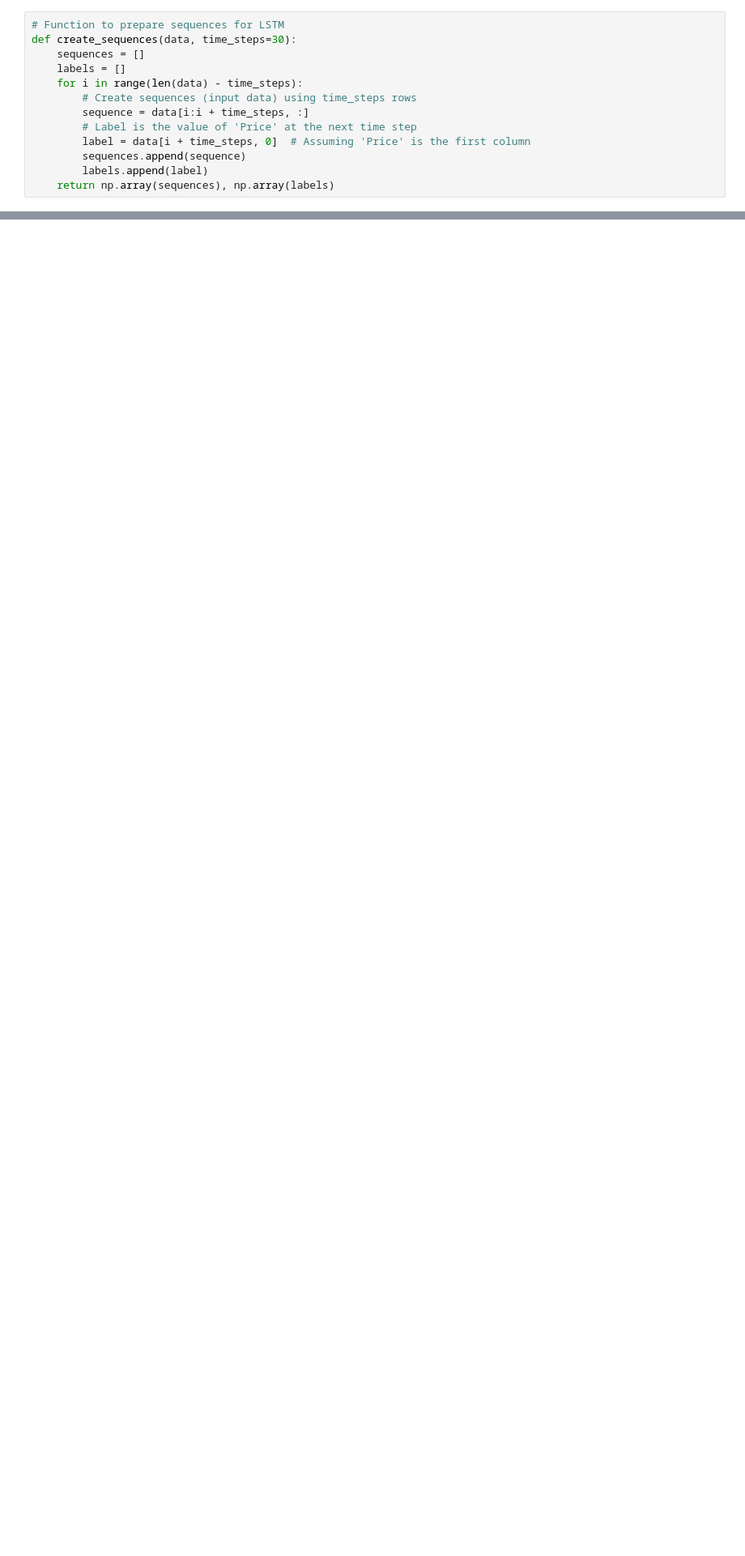
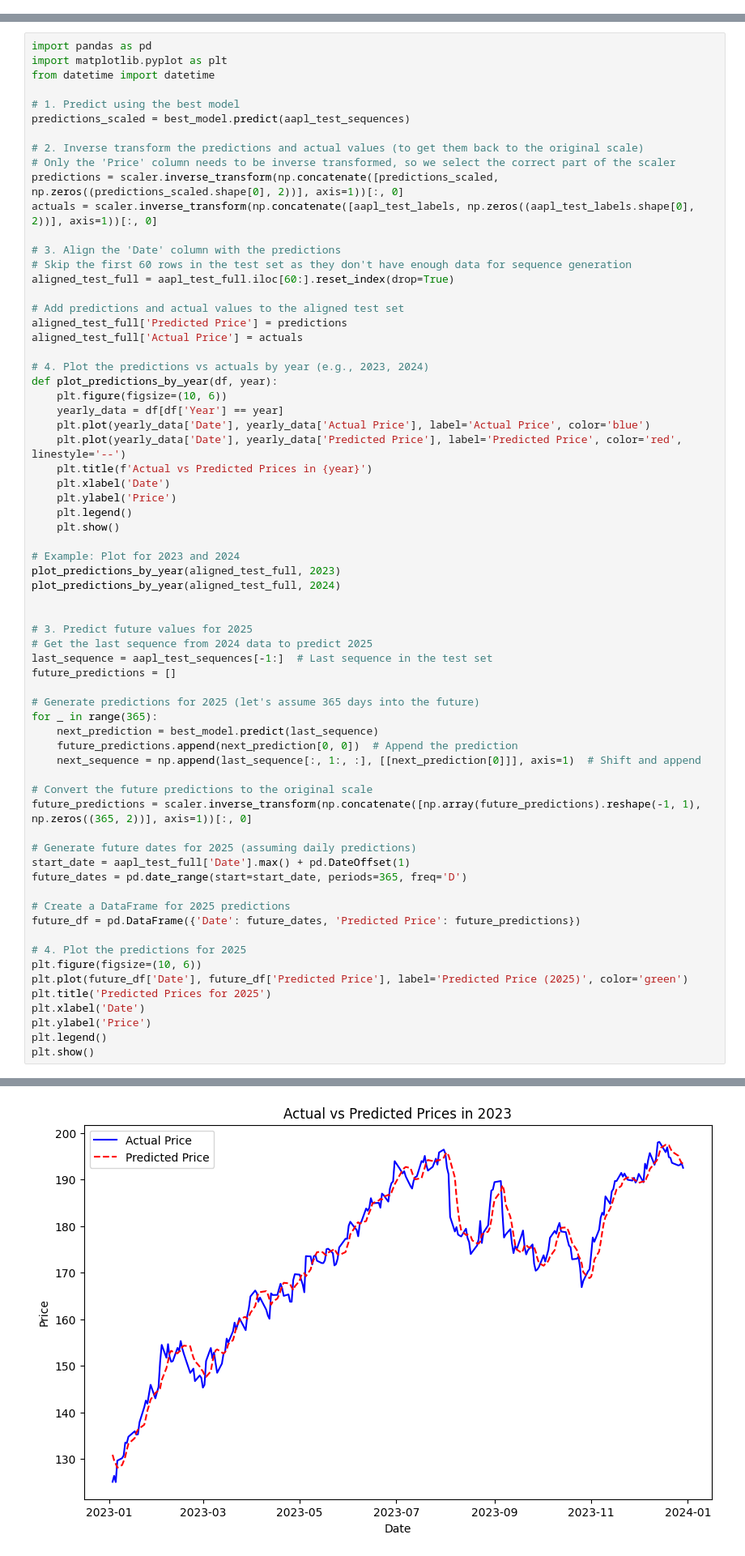
Before and after one commit to anyud/final, a Jupyter notebook: Data_stock/LSTM_new.ipynb, the cells around one changed output, grey strips where cells are left out. Shown at 81% size. Saved outputs shown, nothing was run; the diff lists cells and outputs as text; blank space fills up the shorter version.

```diff
--- a/Data_stock/LSTM_new.ipynb
+++ b/Data_stock/LSTM_new.ipynb
@@ -70,13 +68,0 @@ GOOGL train data points: (1952, 3)
-# %%
-# Function to prepare sequences for LSTM
-def create_sequences(data, time_steps=30):
-    sequences = []
-    labels = []
-    for i in range(len(data) - time_steps):
-        # Create sequences (input data) using time_steps rows
-        sequence = data[i:i + time_steps, :]
-        # Label is the value of 'Price' at the next time step
-        label = data[i + time_steps, 0]  # Assuming 'Price' is the first column
-        sequences.append(sequence)
-        labels.append(label)
-    return np.array(sequences), np.array(labels)
@@ -143,0 +386,68 @@ Training complete for GOOGL
+# %%
+import pandas as pd
+import matplotlib.pyplot as plt
+from datetime import datetime
+
+# 1. Predict using the best model
+predictions_scaled = best_model.predict(aapl_test_sequences)
+
+# 2. Inverse transform the predictions and actual values (to get them back to the original scale)
+# Only the 'Price' column needs to be inverse transformed, so we select the correct part of the scaler
+predictions = scaler.inverse_transform(np.concatenate([predictions_scaled, np.zeros((predictions_scaled.shape[0], 2))], axis=1))[:, 0]
+actuals = scaler.inverse_transform(np.concatenate([aapl_test_labels, np.zeros((aapl_test_labels.shape[0], 2))], axis=1))[:, 0]
+
+# 3. Align the 'Date' column with the predictions
+# Skip the first 60 rows in the test set as they don't have enough data for sequence generation
+aligned_test_full = aapl_test_full.iloc[60:].reset_index(drop=True)
+
+# Add predictions and actual values to the aligned test set
+aligned_test_full['Predicted Price'] = predictions
+aligned_test_full['Actual Price'] = actuals
+
+# 4. Plot the predictions vs actuals by year (e.g., 2023, 2024)
+def plot_predictions_by_year(df, year):
+    plt.figure(figsize=(10, 6))
+    yearly_data = df[df['Year'] == year]
+    plt.plot(yearly_data['Date'], yearly_data['Actual Price'], label='Actual Price', color='blue')
+    plt.plot(yearly_data['Date'], yearly_data['Predicted Price'], label='Predicted Price', color='red', linestyle='--')
+    plt.title(f'Actual vs Predicted Prices in {year}')
+    plt.xlabel('Date')
+    plt.ylabel('Price')
+    plt.legend()
+    plt.show()
+
+# Example: Plot for 2023 and 2024
+plot_predictions_by_year(aligned_test_full, 2023)
+plot_predictions_by_year(aligned_test_full, 2024)
+
+
+# 3. Predict future values for 2025
+# Get the last sequence from 2024 data to predict 2025
+last_sequence = aapl_test_sequences[-1:]  # Last sequence in the test set
+future_predictions = []
+
+# Generate predictions for 2025 (let's assume 365 days into the future)
+for _ in range(365):
+    next_prediction = best_model.predict(last_sequence)
+    future_predictions.append(next_prediction[0, 0])  # Append the prediction
+    next_sequence = np.append(last_sequence[:, 1:, :], [[next_prediction[0]]], axis=1)  # Shift and append
+
+# Convert the future predictions to the original scale
+future_predictions = scaler.inverse_transform(np.concatenate([np.array(future_predictions).reshape(-1, 1), np.zeros((365, 2))], axis=1))[:, 0]
+
+# Generate future dates for 2025 (assuming daily predictions)
+start_date = aapl_test_full['Date'].max() + pd.DateOffset(1)
+future_dates = pd.date_range(start=start_date, periods=365, freq='D')
+
+# Create a DataFrame for 2025 predictions
+future_df = pd.DataFrame({'Date': future_dates, 'Predicted Price': future_predictions})
+
+# 4. Plot the predictions for 2025
+plt.figure(figsize=(10, 6))
+plt.plot(future_df['Date'], future_df['Predicted Price'], label='Predicted Price (2025)', color='green')
+plt.title('Predicted Prices for 2025')
+plt.xlabel('Date')
+plt.ylabel('Price')
+plt.legend()
+plt.show()
+# %% [output]
@@ -143,0 +455 @@ Training complete for GOOGL
+[figure, added]
```
Also changed, not shown: parts of 22 cells of this notebook, 44 other files.
